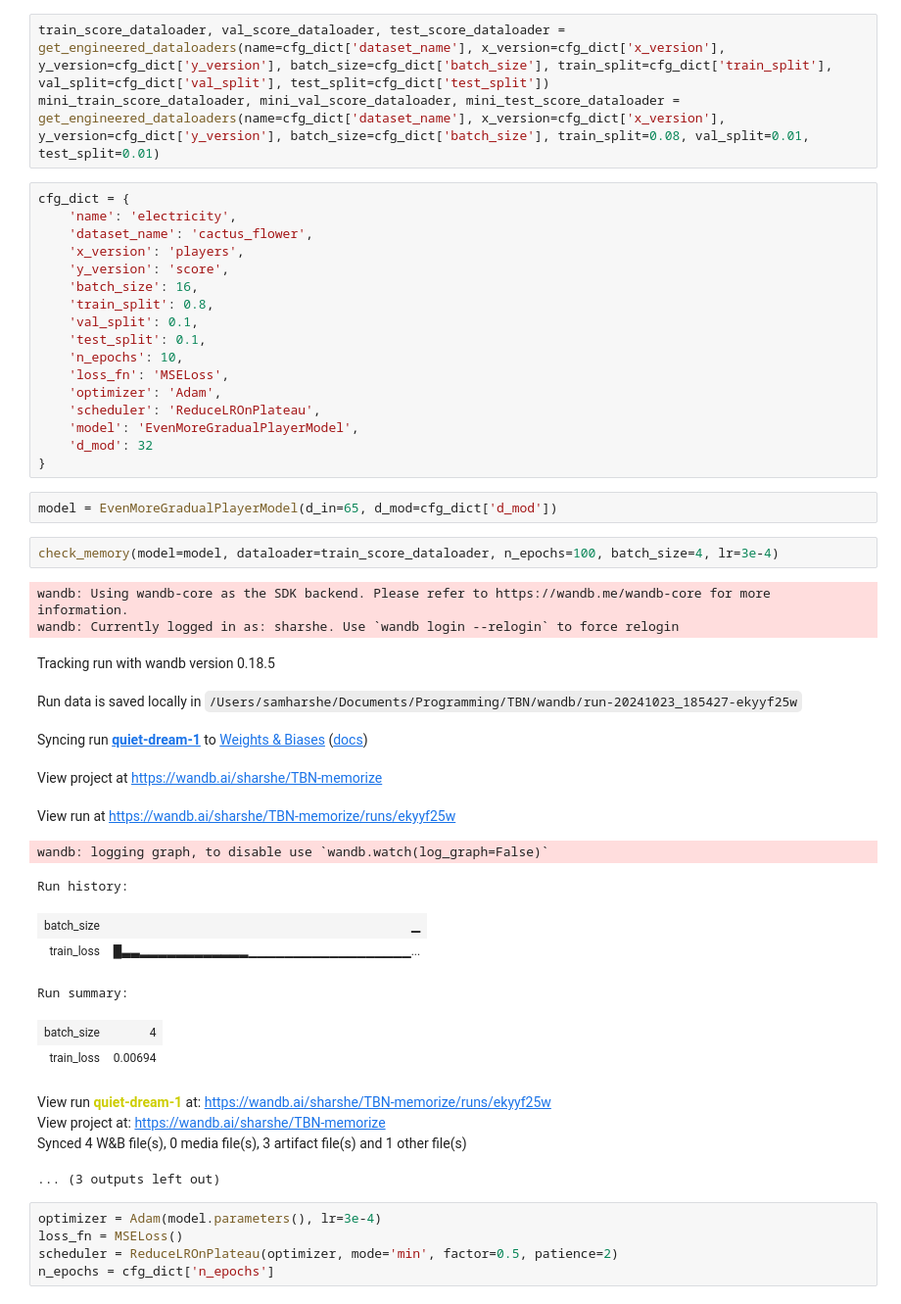
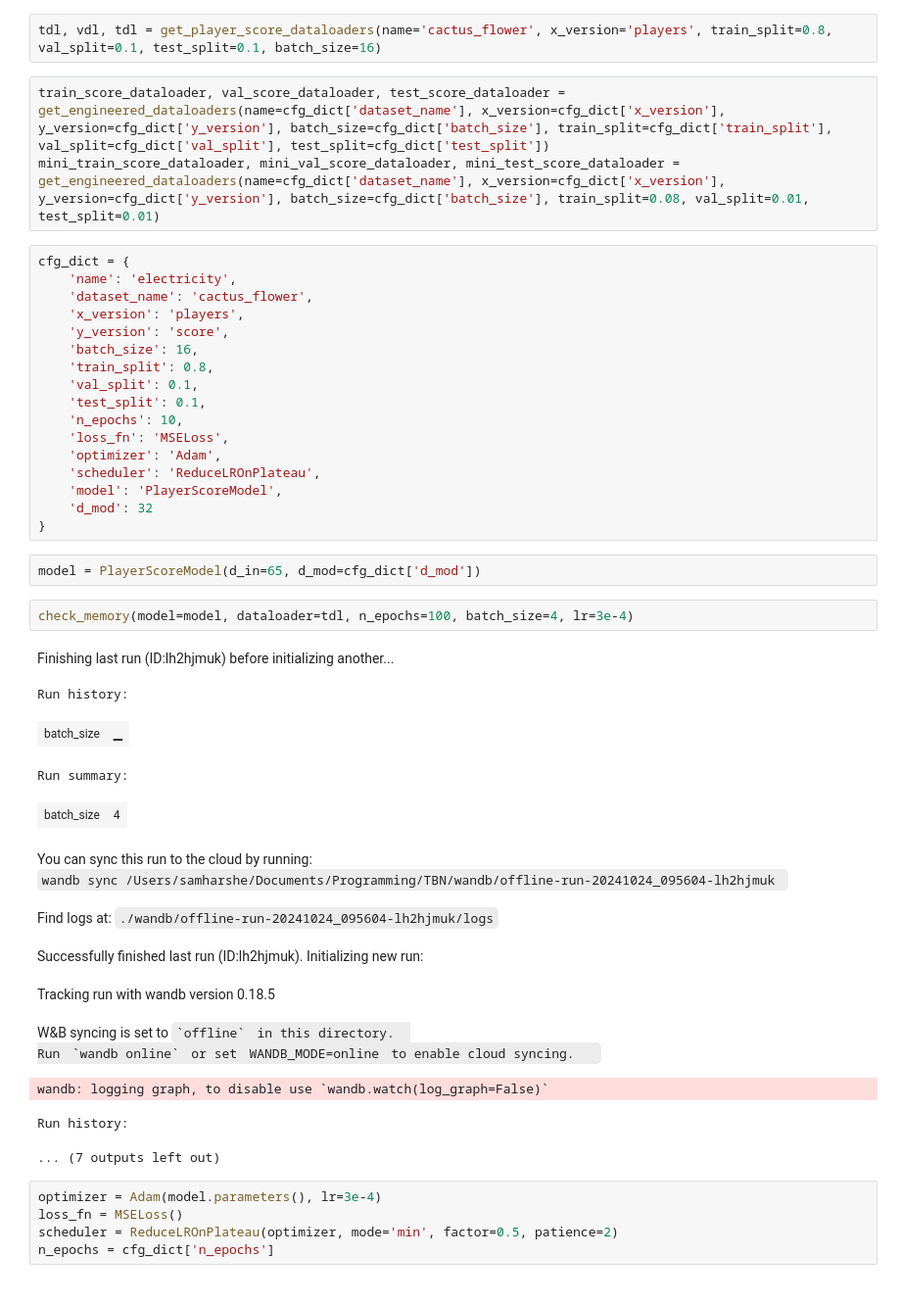
Before and after one commit to samharshe/TBN, a Jupyter notebook: scratch.ipynb, the cells around one changed output. Shown at 98% size. Drawn from its saved outputs; the diff is of its cells as text.

Commit message:
really sloppy development. dataset is loading in. i want to train a player-based model, but i will use my brain a bit more here. bathroom, caffeine, grind.

```diff
--- a/scratch.ipynb
+++ b/scratch.ipynb
@@ -16,4 +13,6 @@ from src.ml.model import EvenMoreGradualPlayerModel
 torch.manual_seed(2002);
+# %%
+tdl, vdl, tdl = get_player_score_dataloaders(name='cactus_flower', x_version='players', train_split=0.8, val_split=0.1, test_split=0.1, batch_size=16)
 # %%
 train_score_dataloader, val_score_dataloader, test_score_dataloader = get_engineered_dataloaders(name=cfg_dict['dataset_name'], x_version=cfg_dict['x_version'], y_version=cfg_dict['y_version'], batch_size=cfg_dict['batch_size'], train_split=cfg_dict['train_split'], val_split=cfg_dict['val_split'], test_split=cfg_dict['test_split'])
 mini_train_score_dataloader, mini_val_score_dataloader, mini_test_score_dataloader = get_engineered_dataloaders(name=cfg_dict['dataset_name'], x_version=cfg_dict['x_version'], y_version=cfg_dict['y_version'], batch_size=cfg_dict['batch_size'], train_split=0.08, val_split=0.01, test_split=0.01)
@@ -31,32 +30,29 @@ cfg_dict = {
     'loss_fn': 'MSELoss',
     'optimizer': 'Adam',
     'scheduler': 'ReduceLROnPlateau',
-    'model': 'EvenMoreGradualPlayerModel',
+    'model': 'PlayerScoreModel',
     'd_mod': 32
 }
 # %%
-model = EvenMoreGradualPlayerModel(d_in=65, d_mod=cfg_dict['d_mod'])
+model = PlayerScoreModel(d_in=65, d_mod=cfg_dict['d_mod'])
 # %%
-check_memory(model=model, dataloader=train_score_dataloader, n_epochs=100, batch_size=4, lr=3e-4)
+check_memory(model=model, dataloader=tdl, n_epochs=100, batch_size=4, lr=3e-4)
 # %% [output]
+Finishing last run (ID:lh2hjmuk) before initializing another...
-wandb: Using wandb-core as the SDK backend. Please refer to https://wandb.me/wandb-core for more information.
-wandb: Currently logged in as: sharshe. Use `wandb login --relogin` to force relogin
+Run history:
-Tracking run with wandb version 0.18.5
+| batch_size | ▁ |
+Run summary:
+| batch_size | 4 |
-Run data is saved locally in /Users/samharshe/Documents/Programming/TBN/wandb/run-20241023_185427-ekyyf25w
+You can sync this run to the cloud by running:
+wandb sync /Users/samharshe/Documents/Programming/TBN/wandb/offline-run-20241024_095604-lh2hjmuk
-Syncing run quiet-dream-1 to Weights & Biases (docs)
+Find logs at: ./wandb/offline-run-20241024_095604-lh2hjmuk/logs
-View project at https://wandb.ai/sharshe/TBN-memorize
+Successfully finished last run (ID:lh2hjmuk). Initializing new run:
-View run at https://wandb.ai/sharshe/TBN-memorize/runs/ekyyf25w
+Tracking run with wandb version 0.18.5
-wandb: logging graph, to disable use `wandb.watch(log_graph=False)`
+W&B syncing is set to `offline` in this directory.
+Run `wandb online` or set WANDB_MODE=online to enable cloud syncing.
-Run history:
+wandb: logging graph, to disable use `wandb.watch(log_graph=False)`
-| batch_size | ▁ |
-| train_loss | █▃▃▂▂▂▂▂▂▂▂▂▂▂▂▁▁▁▁▁▁▁▁▁▁▁▁▁▁▁▁▁▁... |
-Run summary:
+Run history:
-| batch_size | 4 |
-| train_loss | 0.00694 |
-View run quiet-dream-1 at: https://wandb.ai/sharshe/TBN-memorize/runs/ekyyf25w
-View project at: https://wandb.ai/sharshe/TBN-memorize
-Synced 4 W&B file(s), 0 media file(s), 3 artifact file(s) and 1 other file(s)
-... (3 outputs left out)
+... (7 outputs left out)
 # %%
 optimizer = Adam(model.parameters(), lr=3e-4)
 loss_fn = MSELoss()
```
Also changed, not shown: parts of 2 cells of this notebook, 3 other files.
